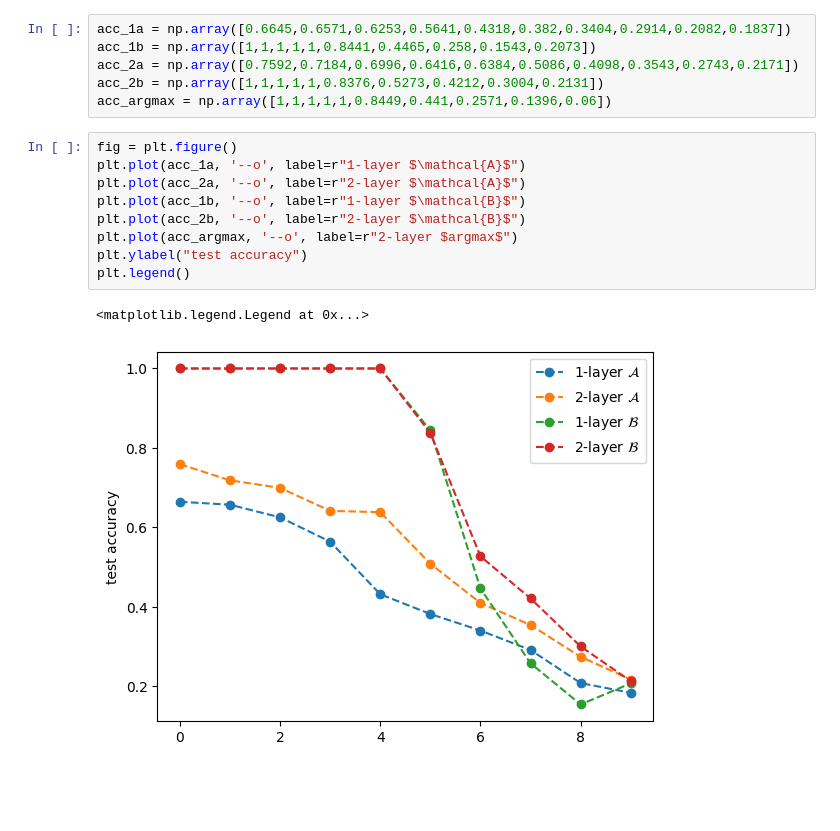
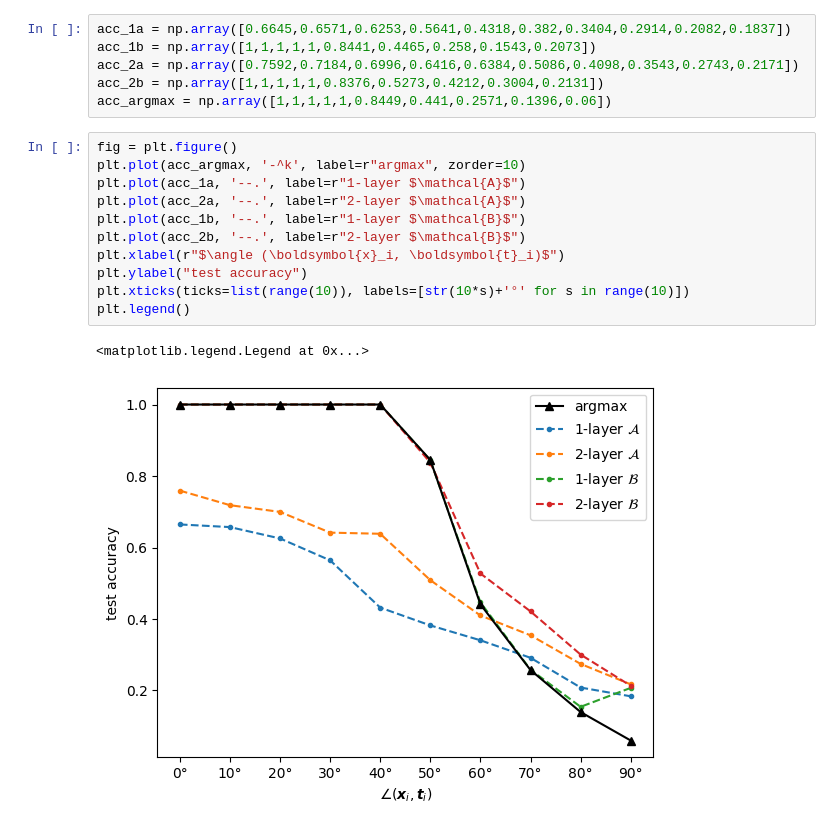
Before and after one commit to JonasDeSchouwer/GRL-mini-project-2023, a Jupyter notebook: figures.ipynb, the cells around one changed output. Cells and saved outputs as stored; diff of their text form; blank space fills up the shorter version.

```diff
--- a/figures.ipynb
+++ b/figures.ipynb
@@ -9,13 +9,15 @@ acc_2b = np.array([1,1,1,1,1,0.8376,0.5273,0.4212,0.3004,0.2131])
 acc_argmax = np.array([1,1,1,1,1,0.8449,0.441,0.2571,0.1396,0.06])
 # %%
 fig = plt.figure()
-plt.plot(acc_1a, '--o', label=r"1-layer $\mathcal{A}$")
-plt.plot(acc_2a, '--o', label=r"2-layer $\mathcal{A}$")
-plt.plot(acc_1b, '--o', label=r"1-layer $\mathcal{B}$")
-plt.plot(acc_2b, '--o', label=r"2-layer $\mathcal{B}$")
-plt.plot(acc_argmax, '--o', label=r"2-layer $argmax$")
+plt.plot(acc_argmax, '-^k', label=r"argmax", zorder=10)
+plt.plot(acc_1a, '--.', label=r"1-layer $\mathcal{A}$")
+plt.plot(acc_2a, '--.', label=r"2-layer $\mathcal{A}$")
+plt.plot(acc_1b, '--.', label=r"1-layer $\mathcal{B}$")
+plt.plot(acc_2b, '--.', label=r"2-layer $\mathcal{B}$")
+plt.xlabel(r"$\angle (\boldsymbol{x}_i, \boldsymbol{t}_i)$")
 plt.ylabel("test accuracy")
+plt.xticks(ticks=list(range(10)), labels=[str(10*s)+'°' for s in range(10)])
 plt.legend()
 # %% [output]
 <matplotlib.legend.Legend at 0x...>
-[figure, old version]
+[figure, new version]
```
Also changed, not shown: parts of 2 cells of this notebook, 1 other file.
